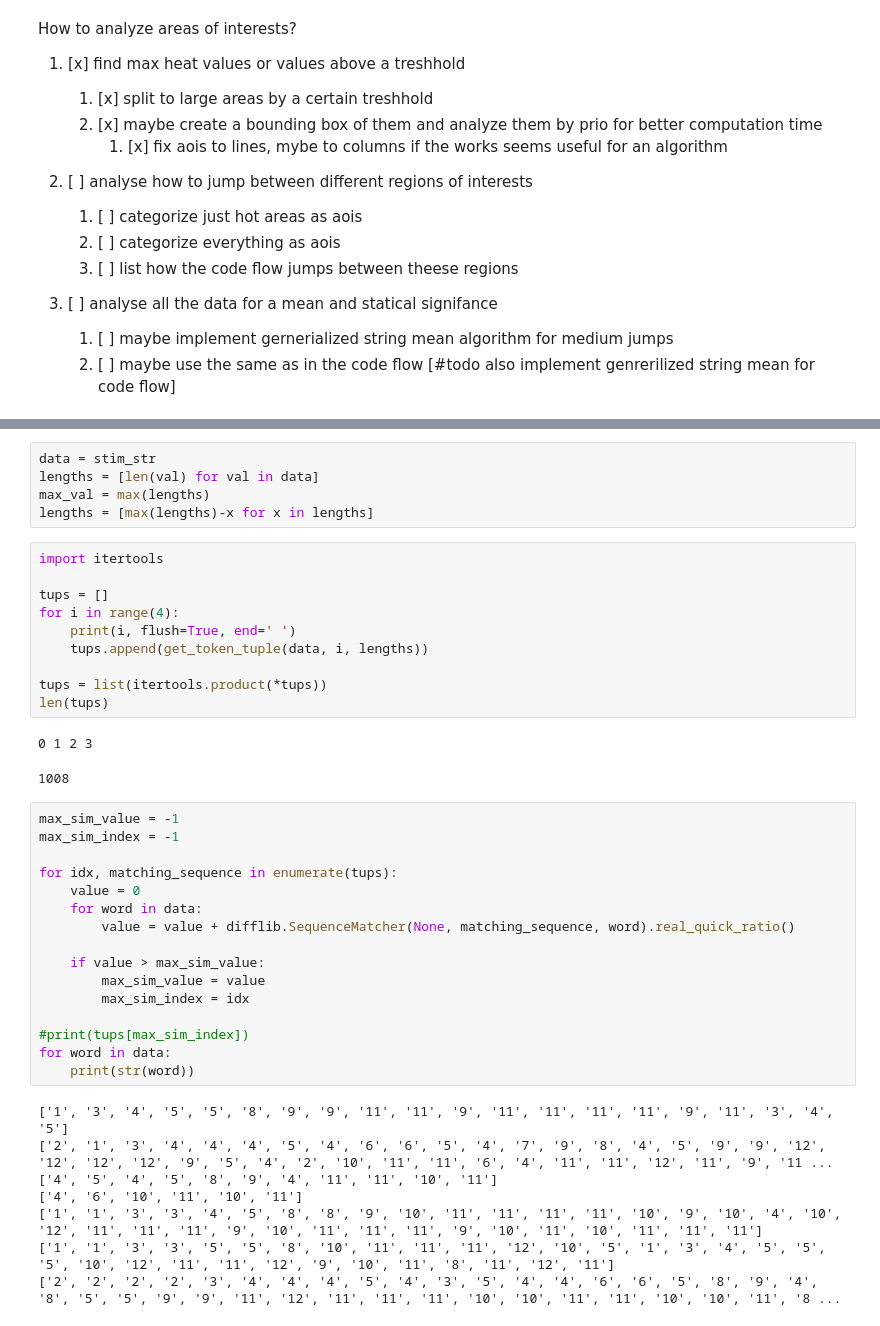
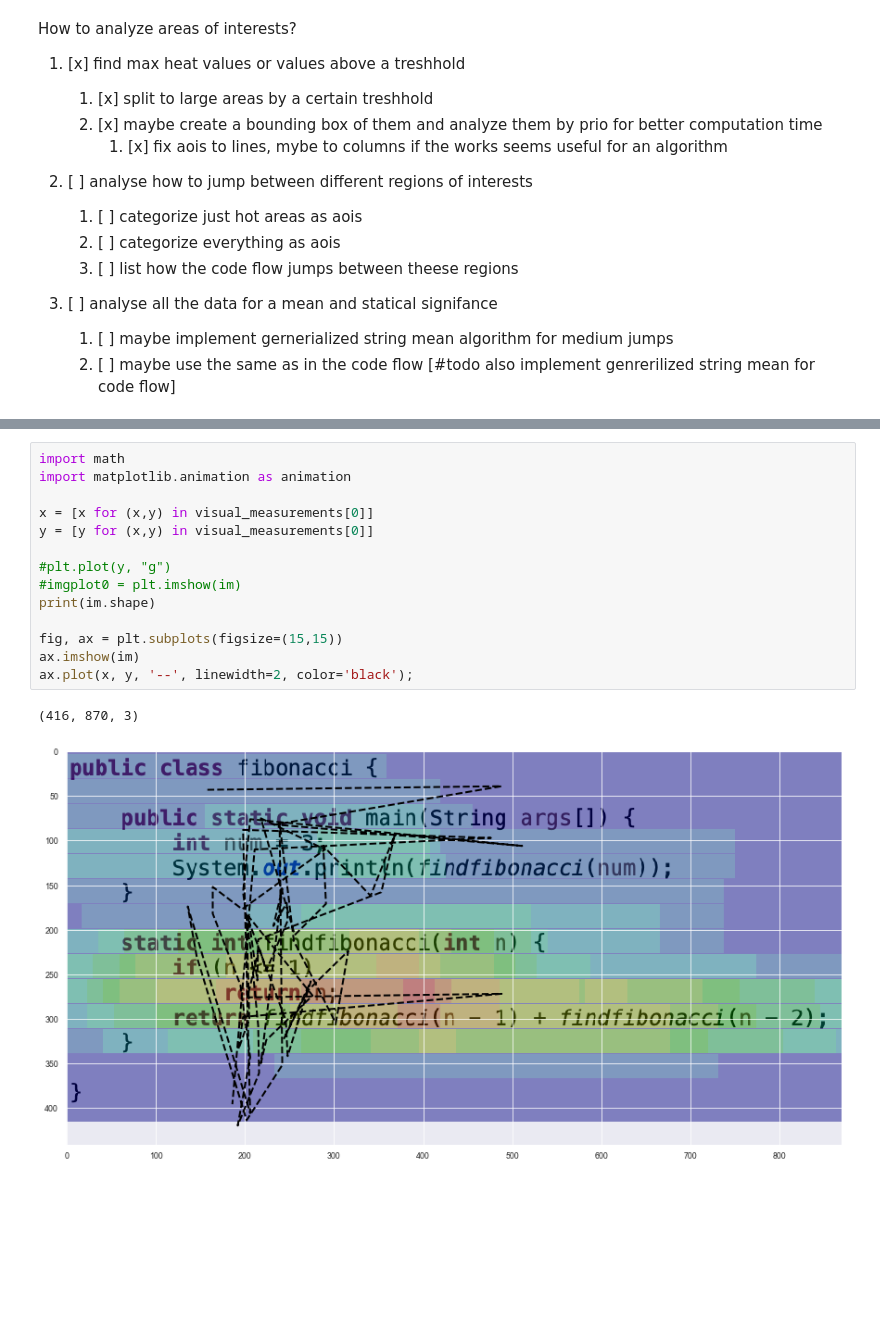
Before and after one commit to brains-on-code/REyeker, a Jupyter notebook: REyeker-DataAnalyses-Python/rEYEker_Pipeline.ipynb, the cells around one changed output, grey strips where cells are left out. Saved outputs shown, nothing was run; the diff lists cells and outputs as text; blank space fills up the shorter version.

```diff
--- a/REyeker-DataAnalyses-Python/rEYEker_Pipeline.ipynb
+++ b/REyeker-DataAnalyses-Python/rEYEker_Pipeline.ipynb
@@ -785,42 +761,17 @@ def get_token_tuple(token_matrix, idx, traceback_array):
-# %%
-data = stim_str
-lengths = [len(val) for val in data]
-max_val = max(lengths)
-lengths = [max(lengths)-x for x in lengths]
-# %%
-import itertools
-
-tups = []
-for i in range(4):
-    print(i, flush=True, end=' ')
-    tups.append(get_token_tuple(data, i, lengths))
-
-tups = list(itertools.product(*tups))
-len(tups)
-# %% [output]
-0 1 2 3
-1008
-# %%
-max_sim_value = -1
-max_sim_index = -1
-
-for idx, matching_sequence in enumerate(tups):
-    value = 0
-    for word in data:
-        value = value + difflib.SequenceMatcher(None, matching_sequence, word).real_quick_ratio()
-
-    if value > max_sim_value:
-        max_sim_value = value
-        max_sim_index = idx
-
-#print(tups[max_sim_index])
-for word in data:
-    print(str(word))
-# %% [output]
-['1', '3', '4', '5', '5', '8', '9', '9', '11', '11', '9', '11', '11', '11', '11', '9', '11', '3', '4', '5']
-['2', '1', '3', '4', '4', '4', '5', '4', '6', '6', '5', '4', '7', '9', '8', '4', '5', '9', '9', '12', '12', '12', '12', '9', '5', '4', '2', '10', '11', '11', '6', '4', '11', '11', '12', '11', '9', '11 ...
-['4', '5', '4', '5', '8', '9', '4', '11', '11', '10', '11']
-['4', '6', '10', '11', '10', '11']
-['1', '1', '3', '3', '4', '5', '8', '8', '9', '10', '11', '11', '11', '11', '10', '9', '10', '4', '10', '12', '11', '11', '11', '9', '10', '11', '11', '11', '9', '10', '11', '10', '11', '11', '11']
-['1', '1', '3', '3', '5', '5', '8', '10', '11', '11', '11', '12', '10', '5', '1', '3', '4', '5', '5', '5', '10', '12', '11', '11', '12', '9', '10', '11', '8', '11', '12', '11']
-['2', '2', '2', '2', '3', '4', '4', '4', '5', '4', '3', '5', '4', '4', '6', '6', '5', '8', '9', '4', '8', '5', '5', '9', '9', '11', '12', '11', '11', '11', '10', '10', '11', '11', '10', '10', '11', '8 ...
+# %%
+import math
+import matplotlib.animation as animation
+
+x = [x for (x,y) in visual_measurements[0]]
+y = [y for (x,y) in visual_measurements[0]]
+
+#plt.plot(y, "g")
+#imgplot0 = plt.imshow(im)
+print(im.shape)
+
+fig, ax = plt.subplots(figsize=(15,15))
+ax.imshow(im)
+ax.plot(x, y, '--', linewidth=2, color='black');
+# %% [output]
+(416, 870, 3)
+[figure, added]
```
Also changed, not shown: parts of 9 cells of this notebook.
